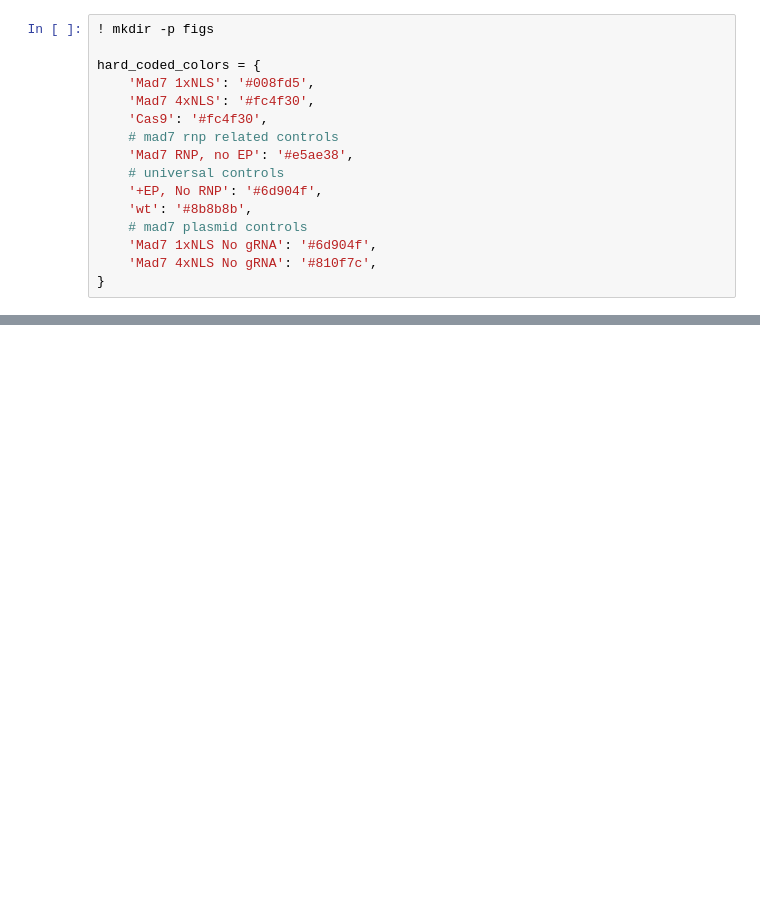
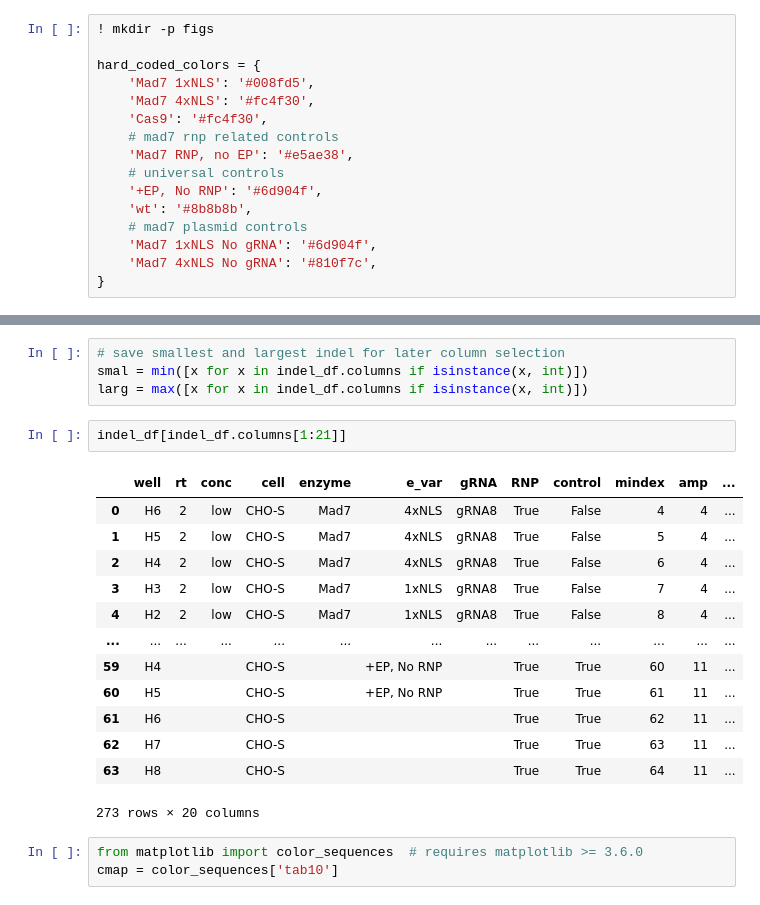
Before and after one commit to cfblaeb/Mad7_CHO_analysis, a Jupyter notebook: data_analysis.ipynb, the cells around one changed output, grey strips where cells are left out. Cells and saved outputs as stored; diff of their text form; blank space fills up the shorter version.

```diff
--- a/data_analysis.ipynb
+++ b/data_analysis.ipynb
@@ -762,0 +764,23 @@ print(resdf[resdf.group2 == 'control'])
+# %%
+# save smallest and largest indel for later column selection
+smal = min([x for x in indel_df.columns if isinstance(x, int)])
+larg = max([x for x in indel_df.columns if isinstance(x, int)])
+# %%
+indel_df[indel_df.columns[1:21]]
+# %% [output]
+|  | well | rt | conc | cell | enzyme | e_var | gRNA | RNP | control | mindex | amp | ... |
+| 0 | H6 | 2 | low | CHO-S | Mad7 | 4xNLS | gRNA8 | True | False | 4 | 4 | ... |
+| 1 | H5 | 2 | low | CHO-S | Mad7 | 4xNLS | gRNA8 | True | False | 5 | 4 | ... |
+| 2 | H4 | 2 | low | CHO-S | Mad7 | 4xNLS | gRNA8 | True | False | 6 | 4 | ... |
+| 3 | H3 | 2 | low | CHO-S | Mad7 | 1xNLS | gRNA8 | True | False | 7 | 4 | ... |
+| 4 | H2 | 2 | low | CHO-S | Mad7 | 1xNLS | gRNA8 | True | False | 8 | 4 | ... |
+| ... | ... | ... | ... | ... | ... | ... | ... | ... | ... | ... | ... | ... |
+| 59 | H4 |  |  | CHO-S |  | +EP, No RNP |  | True | True | 60 | 11 | ... |
+| 60 | H5 |  |  | CHO-S |  | +EP, No RNP |  | True | True | 61 | 11 | ... |
+| 61 | H6 |  |  | CHO-S |  |  |  | True | True | 62 | 11 | ... |
+| 62 | H7 |  |  | CHO-S |  |  |  | True | True | 63 | 11 | ... |
+| 63 | H8 |  |  | CHO-S |  |  |  | True | True | 64 | 11 | ... |
+273 rows × 20 columns
+# %%
+from matplotlib import color_sequences  # requires matplotlib >= 3.6.0
+cmap = color_sequences['tab10']
```
Also changed, not shown: parts of 25 cells of this notebook.
